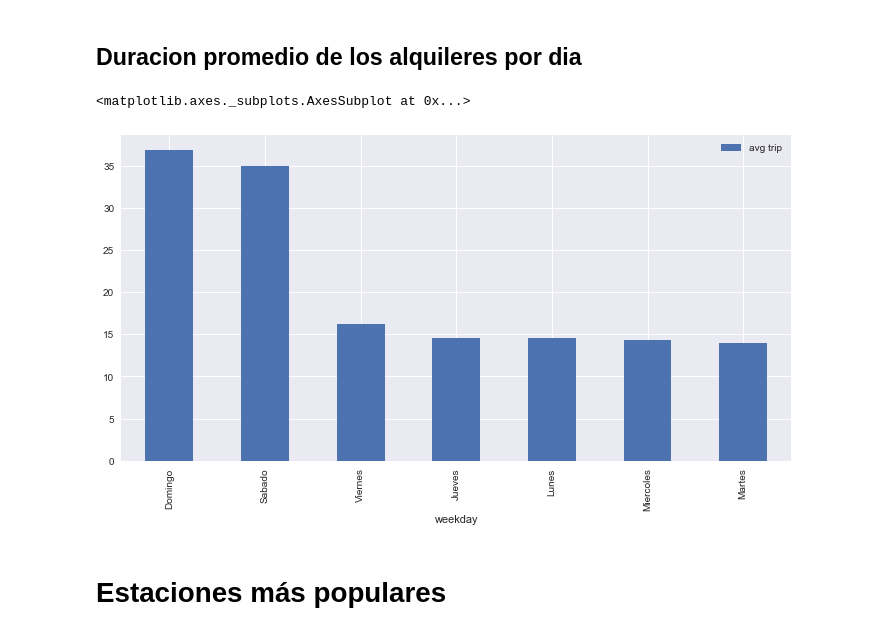
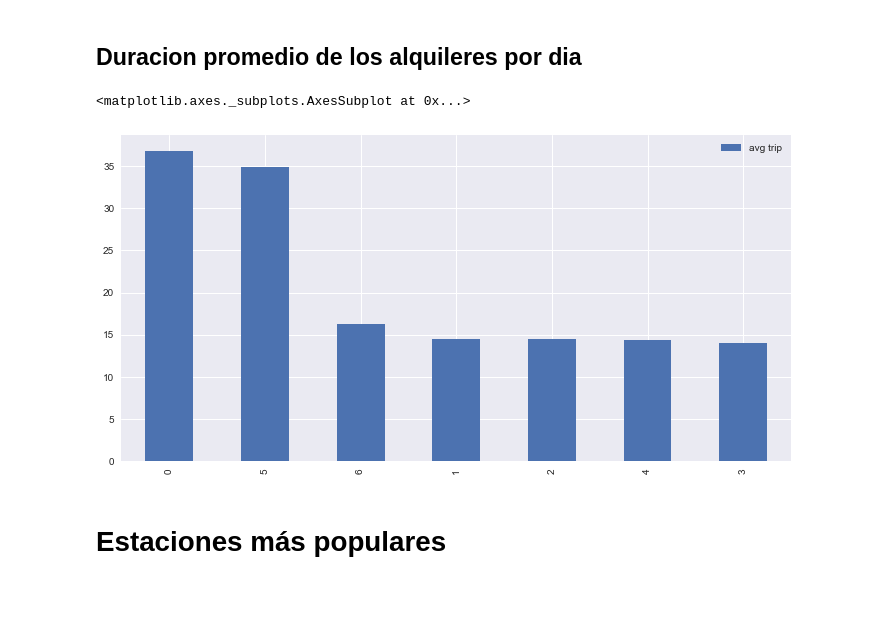
Before and after one commit to hernantain/Analisis-San-Francisco, a Jupyter notebook: analisis.ipynb, the cells around one changed output. Cells and saved outputs as stored; diff of their text form; code cells hidden in the pictures; blank space fills up the shorter version.

```diff
--- a/analisis.ipynb
+++ b/analisis.ipynb
@@ -255,10 +255,10 @@ dif_day_trips_cant.sort_values('trips').plot(x='weekday',y='trips',kind='bar',fi
 # %% [markdown]
 ## Duracion promedio de los alquileres por dia
 # %%
-dif_day_trips_avg.sort_values('avg trip',ascending=False).plot(x='weekday',y='avg trip',kind='bar',figsize=(12,6))
+dif_day_trips_avg.sort_values('avg trip',ascending=False).plot(kind='bar',figsize=(12,6))
 # %% [output]
 <matplotlib.axes._subplots.AxesSubplot at 0x...>
-[figure, old version]
+[figure, new version]
 # %% [markdown]
 # Estaciones más populares
 # %%
```
Also changed, not shown: parts of 5 cells of this notebook.
